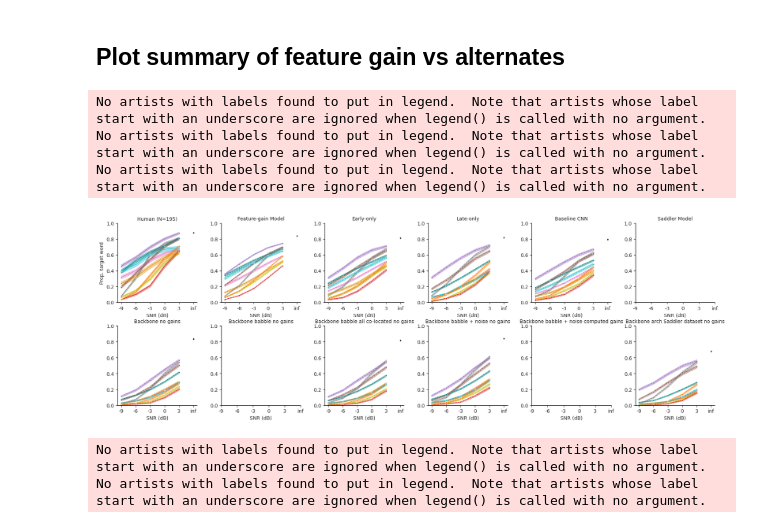
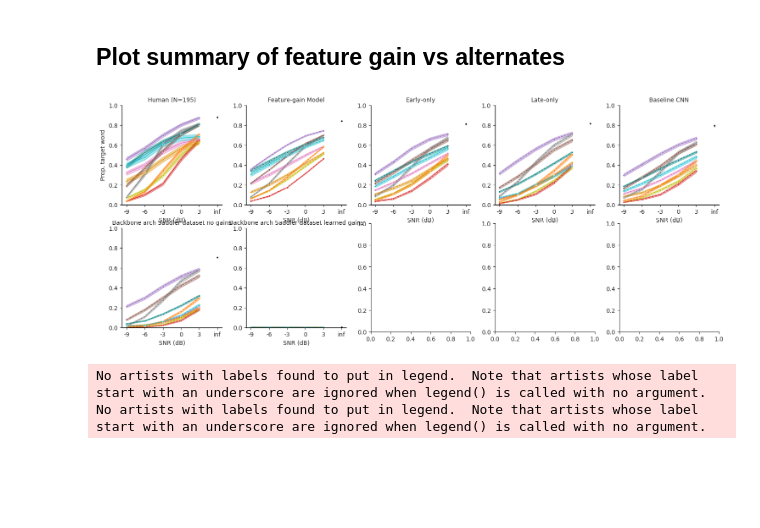
Before and after one commit to mcdermottLab/auditory_attention, a Jupyter notebook: notebooks/Paper_Figs/final_diotic_human_v_model_2024_summary_v10_compare_alt_arch.ipynb, the cells around one changed output. Cells and saved outputs as stored; diff of their text form; code cells hidden in the pictures; blank space fills up the shorter version.

Commit message:
Track gain-free arch

```diff
--- a/notebooks/Paper_Figs/final_diotic_human_v_model_2024_summary_v10_compare_alt_arch.ipynb
+++ b/notebooks/Paper_Figs/final_diotic_human_v_model_2024_summary_v10_compare_alt_arch.ipynb
@@ -1010,19 +1010,20 @@ tick_fontsize = 10
 
 # models = df_to_plot.group.unique()
 models = [f'Human (N={N})', 'Feature-gain Model', 'Early-only',
-           'Late-only', 'Baseline CNN', 'Saddler Model',
-           "Backbone no gains", #"Backbone computed gains", "Backbone learned gains",
+           'Late-only', 'Baseline CNN', #'Saddler Model',
+       #    "Backbone no gains", #"Backbone computed gains", "Backbone learned gains",
         #    "Backbone babble no gains", #"Backbone babble computed gains", "Backbone babble computed feature gains",
-           "Backbone babble all co-located no gains", # "Backbone babble all co-located computed gains", "Backbone babble all co-located computed feature gains",
+          # "Backbone babble all co-located no gains", # "Backbone babble all co-located computed gains", "Backbone babble all co-located computed feature gains",
         #    "Backbone babble + noise no gains",
         #    "Backbone babble + noise computed gains",
-           "Backbone arch Saddler dataset no gains"
+           "Backbone arch Saddler dataset no gains",
+           "Backbone arch Saddler dataset learned gains"
            ]
 
 aspect = 3
 sem_order = 1
 n_models = len(models)
-n_cols = 6
+n_cols = 5
 n_rows = int(np.ceil(n_models / n_cols))
 
 fig, axs = plt.subplots(n_rows, n_cols, figsize=((aspect) * n_cols , aspect * n_rows))
@@ -1072,38 +1073,35 @@ for ax, model in zip(axs, models):
         line.set_markeredgewidth(.4)
         if model != models[0]:
             line.set_linestyle('--')
 
     # set line thickness for pannel
     for axis in ['bottom','left']:
         ax.spines[axis].set_linewidth(line_thickness)
         ax.spines[axis].set_color('k')
 
 # remove legend
 # g._legend.remove()
 sns.despine()
 for ix in range(n_models):
     axs[ix].legend().remove()
 for ix in range(1,len(axs)):
     axs[ix].set_ylabel("", fontsize=fontsize)
 
 axs[0].set_ylabel("Prop. target word", fontsize=fontsize)
 
 # move axs[1] legend
 # axs[-1].legend(loc='upper left', bbox_to_anchor=(1, 1), fontsize=fontsize)
 
 
 # set space between pannels
-# plt.subplots_adjust(wspace=0.25)
+plt.subplots_adjust(wspace=0.7)
 #
 plt.tight_layout()
 # plt.savefig(outfig_dest/'human_v_model_acc_for_poster.pdf', transparent=True, bbox_inches='tight')
 
 # adjust w space
 # %% [output]
-No artists with labels found to put in legend.  Note that artists whose label start with an underscore are ignored when legend() is called with no argument.
-No artists with labels found to put in legend.  Note that artists whose label start with an underscore are ignored when legend() is called with no argument.
-No artists with labels found to put in legend.  Note that artists whose label start with an underscore are ignored when legend() is called with no argument.
-[figure, old version]
+[figure, new version]
 # %%
 # df_to_plot = combined[(combined.condition!='audioset') & (combined.snr > -12)]
 sns.set_style('ticks')
```
Also changed, not shown: parts of 17 cells of this notebook, 2 other files.
